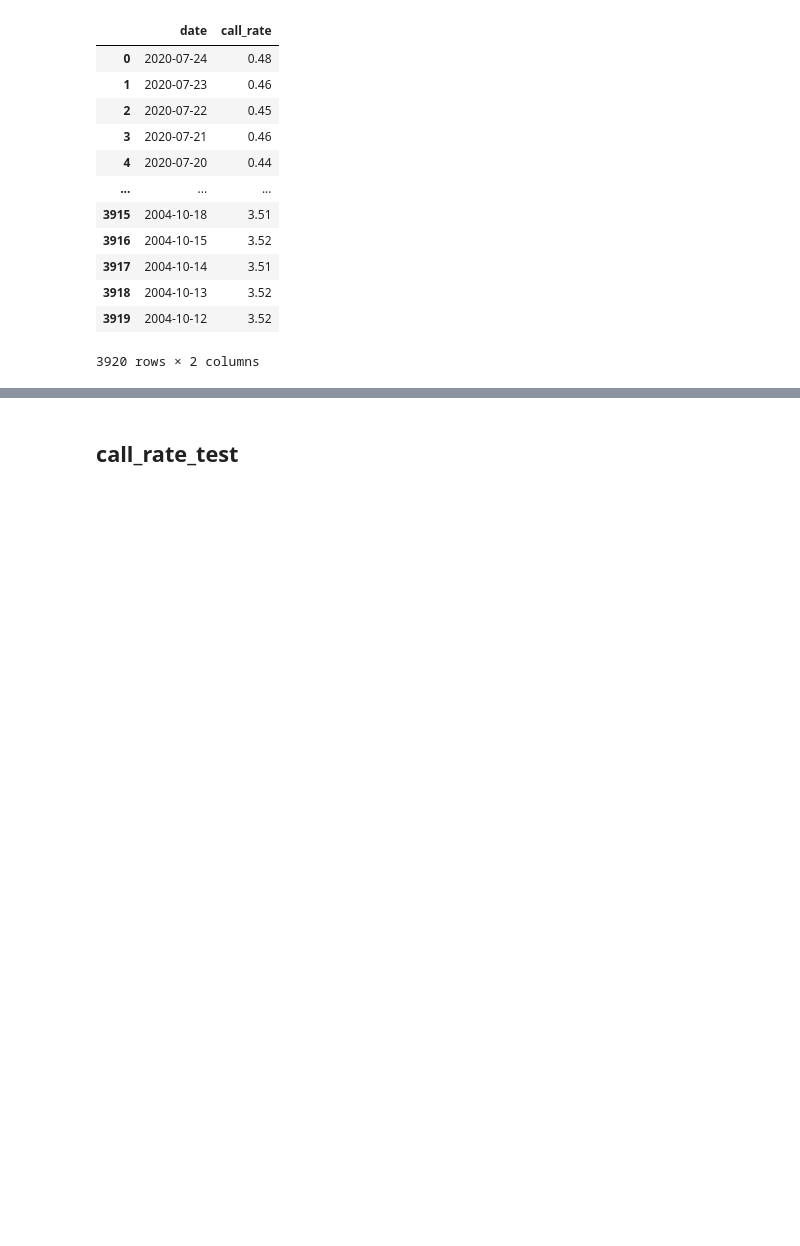
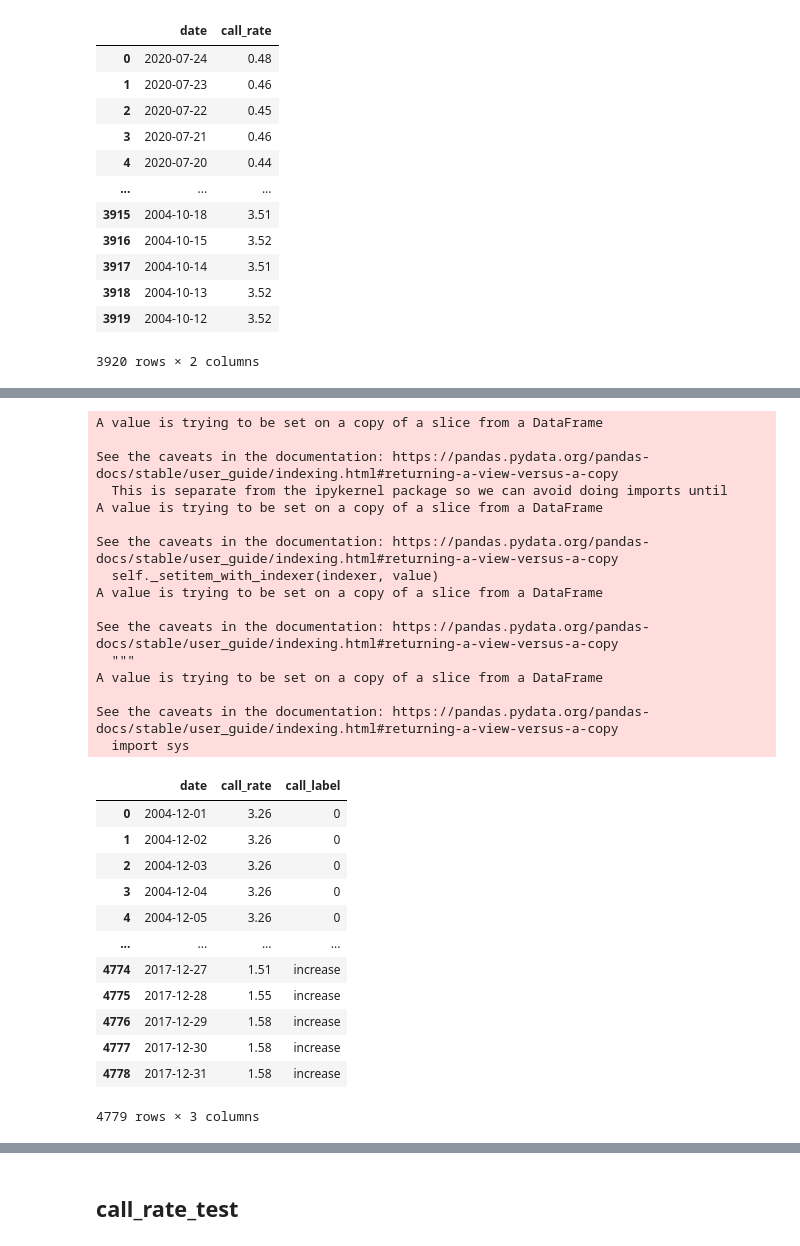
Before and after one commit to HyeonminNam/BOK4, a Jupyter notebook: pre_processing_code/article_pre_processing.ipynb, the cells around one changed output, grey strips where cells are left out. Saved outputs shown, nothing was run; the diff lists cells and outputs as text; code cells hidden in the pictures; blank space fills up the shorter version.

```diff
--- a/pre_processing_code/article_pre_processing.ipynb
+++ b/pre_processing_code/article_pre_processing.ipynb
@@ -334,2 +328,42 @@ See the caveats in the documentation: https://pandas.pydata.org/pandas-docs/stab
 # %%
 mk_call_rate.to_csv('mk_call_rate.csv', index=False)
+# %%
+for i in range(31, len(mk_call_rate)):
+    if mk_call_rate['call_rate'][i] > mk_call_rate['call_rate'][i-30]:
+        mk_call_rate['call_label'][i] = 'increase'
+    elif mk_call_rate['call_rate'][i] < mk_call_rate['call_rate'][i-30]:
+        mk_call_rate['call_label'][i] = 'decrease'
+    else:
+        mk_call_rate['call_label'][i] = 0
+
+mk_call_rate
+# %% [output]
+A value is trying to be set on a copy of a slice from a DataFrame
+
+See the caveats in the documentation: https://pandas.pydata.org/pandas-docs/stable/user_guide/indexing.html#returning-a-view-versus-a-copy
+  This is separate from the ipykernel package so we can avoid doing imports until
+A value is trying to be set on a copy of a slice from a DataFrame
+
+See the caveats in the documentation: https://pandas.pydata.org/pandas-docs/stable/user_guide/indexing.html#returning-a-view-versus-a-copy
+  self._setitem_with_indexer(indexer, value)
+A value is trying to be set on a copy of a slice from a DataFrame
+
+See the caveats in the documentation: https://pandas.pydata.org/pandas-docs/stable/user_guide/indexing.html#returning-a-view-versus-a-copy
+  """
+A value is trying to be set on a copy of a slice from a DataFrame
+
+See the caveats in the documentation: https://pandas.pydata.org/pandas-docs/stable/user_guide/indexing.html#returning-a-view-versus-a-copy
+  import sys
+|  | date | call_rate | call_label |
+| 0 | 2004-12-01 | 3.26 | 0 |
+| 1 | 2004-12-02 | 3.26 | 0 |
+| 2 | 2004-12-03 | 3.26 | 0 |
+| 3 | 2004-12-04 | 3.26 | 0 |
+| 4 | 2004-12-05 | 3.26 | 0 |
+| ... | ... | ... | ... |
+| 4774 | 2017-12-27 | 1.51 | increase |
+| 4775 | 2017-12-28 | 1.55 | increase |
+| 4776 | 2017-12-29 | 1.58 | increase |
+| 4777 | 2017-12-30 | 1.58 | increase |
+| 4778 | 2017-12-31 | 1.58 | increase |
+4779 rows × 3 columns
```
Also changed, not shown: parts of 8 cells of this notebook.
